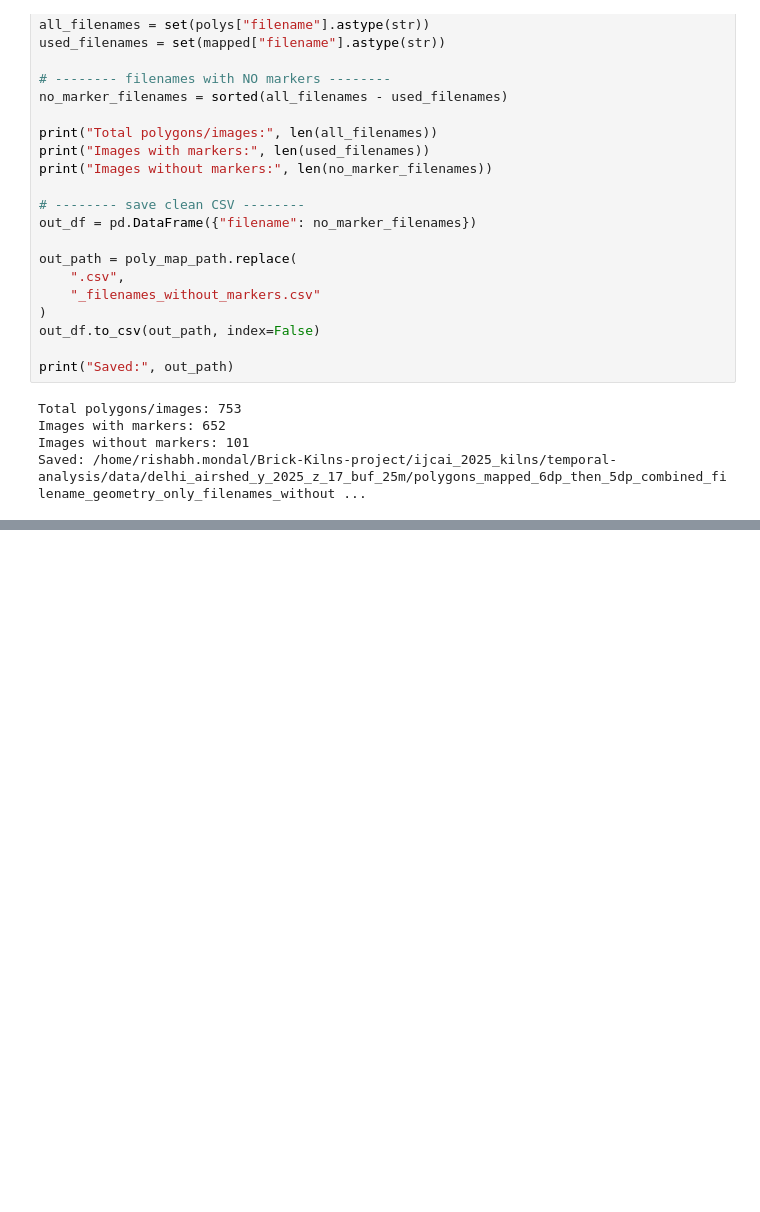
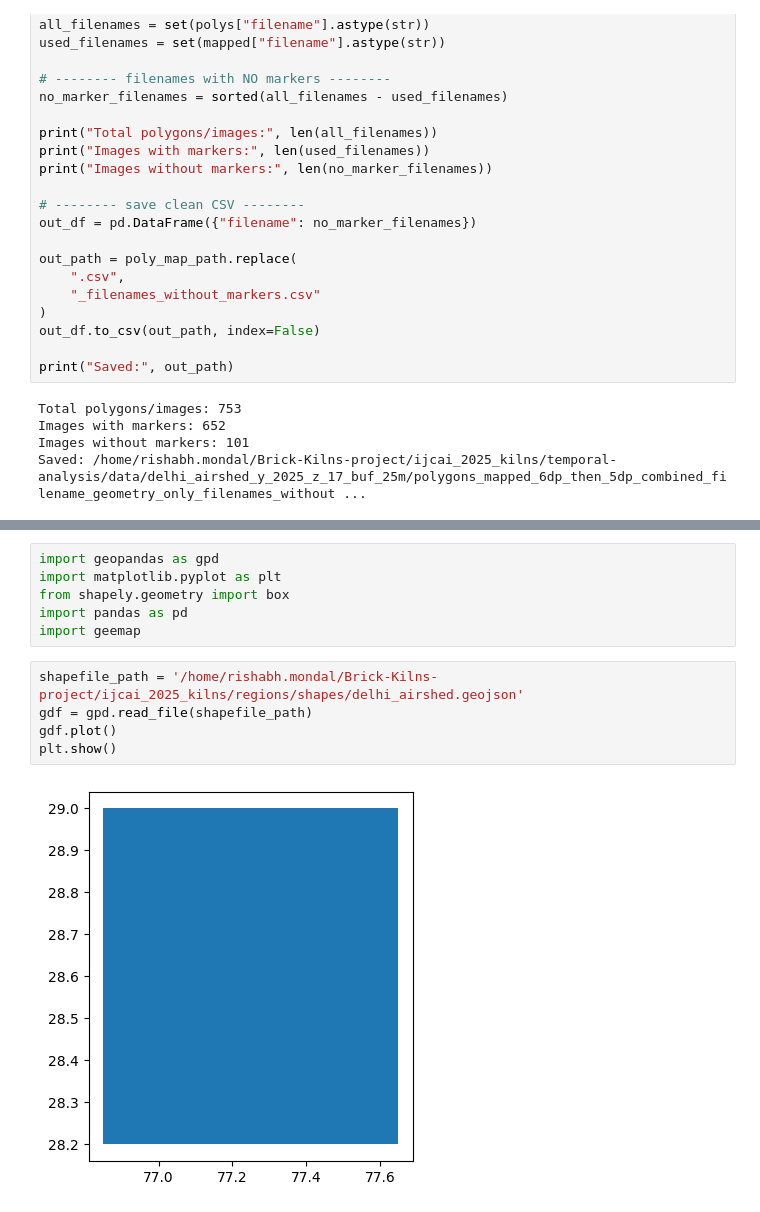
Before and after one commit to rishabh-mondal/temporal-analysis, a Jupyter notebook: gt_preparation.ipynb, the cells around one changed output, grey strips where cells are left out. Cells and saved outputs as stored; diff of their text form; blank space fills up the shorter version.

```diff
--- a/gt_preparation.ipynb
+++ b/gt_preparation.ipynb
@@ -1063,0 +1087,13 @@ Saved: /home/rishabh.mondal/Brick-Kilns-project/ijcai_2025_kilns/temporal-analys
+# %%
+import geopandas as gpd
+import matplotlib.pyplot as plt
+from shapely.geometry import box
+import pandas as pd
+import geemap
+# %%
+shapefile_path = '/home/rishabh.mondal/Brick-Kilns-project/ijcai_2025_kilns/regions/shapes/delhi_airshed.geojson'
+gdf = gpd.read_file(shapefile_path)
+gdf.plot()
+plt.show()
+# %% [output]
+[figure, added]
```
Also changed, not shown: parts of 25 cells of this notebook, 3 other files.
